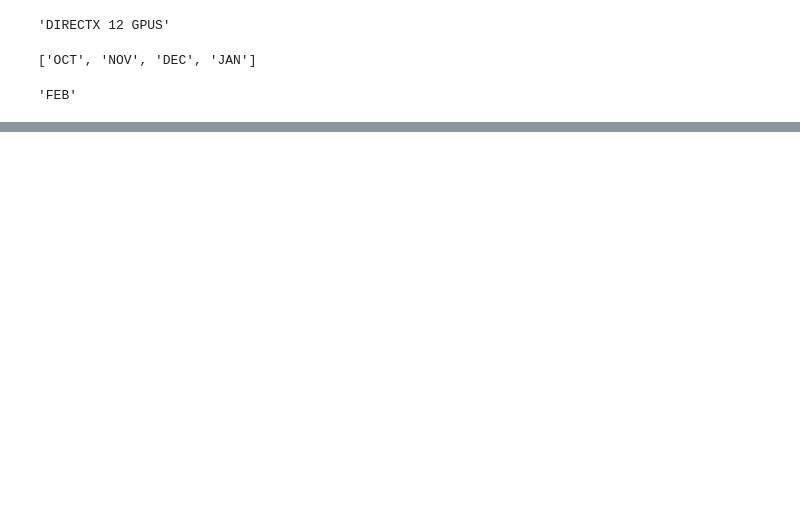
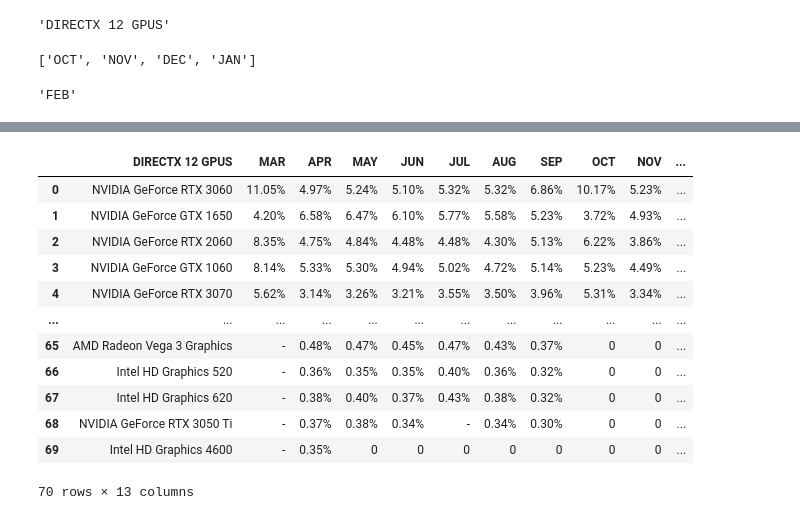
Before and after one commit to knoppds/CSCI_5502_Group_Project_01, a Jupyter notebook: gp_01_steam_GPU_usage.ipynb, the cells around one changed output, grey strips where cells are left out. Drawn from its saved outputs; the diff is of its cells as text; code cells hidden in the pictures; blank space fills up the shorter version.

```diff
--- a/gp_01_steam_GPU_usage.ipynb
+++ b/gp_01_steam_GPU_usage.ipynb
@@ -119,0 +278,23 @@ df
+# %%
+GPU_name = soup3.find_all('div', class_='substats_col_left')
+#strip the html tags
+GPU_name = [x.text.strip() for x in GPU_name]
+GPU_name = GPU_name[108:166]
+# %%
+MAR_usage = soup3.find_all('div', class_='substats_col_month')
+MAR_usage = [x.text.strip() for x in MAR_usage]
+MAR_usage = MAR_usage[432:]
+MAR_usage = MAR_usage[3::4]
+MAR_usage = MAR_usage[:58]
+
+
+APR_usage = soup3.find_all('div', class_='substats_col_month_last_pct')
+APR_usage = [x.text.strip() for x in APR_usage]
+APR_usage = APR_usage[108:]
+APR_usage = APR_usage[:58]
+# %%
+#add the new data to the dataframe
+df3['DIRECTX 12 GPUS'] = GPU_name
+df3['MAR'] = MAR_usage
+df3['APR'] = APR_usage
+df3.head()
@@ -120,3 +308,27 @@ df
+# %%
+# when the two dataframes have the same DIRECTX 12 GPUS, we can merge them, when they don't add the new data to the dataframe
+df = pd.merge(df, df3, on='DIRECTX 12 GPUS', how='outer')
+#remove duplicate DIRECTX 12 GPUS
+df = df.drop_duplicates(subset='DIRECTX 12 GPUS')
+#fill the NaN values with 0
+df = df.fillna(0)
+#reorder the columns to be in the following order: DIRECTX 12 GPUS, MAR, APR, MAY, JUN, JUL, AUG, SEP, OCT, NOV, DEC, JAN, FEB
+df = df[['DIRECTX 12 GPUS', 'MAR', 'APR', 'MAY', 'JUN', 'JUL', 'AUG', 'SEP', 'OCT', 'NOV', 'DEC', 'JAN', 'FEB']]
+df
+# %% [output]
+|  | DIRECTX 12 GPUS | MAR | APR | MAY | JUN | JUL | AUG | SEP | OCT | NOV | ... |
+| 0 | NVIDIA GeForce RTX 3060 | 11.05% | 4.97% | 5.24% | 5.10% | 5.32% | 5.32% | 6.86% | 10.17% | 5.23% | ... |
+| 1 | NVIDIA GeForce GTX 1650 | 4.20% | 6.58% | 6.47% | 6.10% | 5.77% | 5.58% | 5.23% | 3.72% | 4.93% | ... |
+| 2 | NVIDIA GeForce RTX 2060 | 8.35% | 4.75% | 4.84% | 4.48% | 4.48% | 4.30% | 5.13% | 6.22% | 3.86% | ... |
+| 3 | NVIDIA GeForce GTX 1060 | 8.14% | 5.33% | 5.30% | 4.94% | 5.02% | 4.72% | 5.14% | 5.23% | 4.49% | ... |
+| 4 | NVIDIA GeForce RTX 3070 | 5.62% | 3.14% | 3.26% | 3.21% | 3.55% | 3.50% | 3.96% | 5.31% | 3.34% | ... |
+| ... | ... | ... | ... | ... | ... | ... | ... | ... | ... | ... | ... |
+| 65 | AMD Radeon Vega 3 Graphics | - | 0.48% | 0.47% | 0.45% | 0.47% | 0.43% | 0.37% | 0 | 0 | ... |
+| 66 | Intel HD Graphics 520 | - | 0.36% | 0.35% | 0.35% | 0.40% | 0.36% | 0.32% | 0 | 0 | ... |
+| 67 | Intel HD Graphics 620 | - | 0.38% | 0.40% | 0.37% | 0.43% | 0.38% | 0.32% | 0 | 0 | ... |
+| 68 | NVIDIA GeForce RTX 3050 Ti | - | 0.37% | 0.38% | 0.34% | - | 0.34% | 0.30% | 0 | 0 | ... |
+| 69 | Intel HD Graphics 4600 | - | 0.35% | 0 | 0 | 0 | 0 | 0 | 0 | 0 | ... |
+70 rows × 13 columns
 # %%
 #save the dataframe to a csv file
 df.to_csv('PC_Part_Picker_Datasets/GPU_usage_steam.csv', index=False)
```
Also changed, not shown: parts of 15 cells of this notebook, 6 other files.
